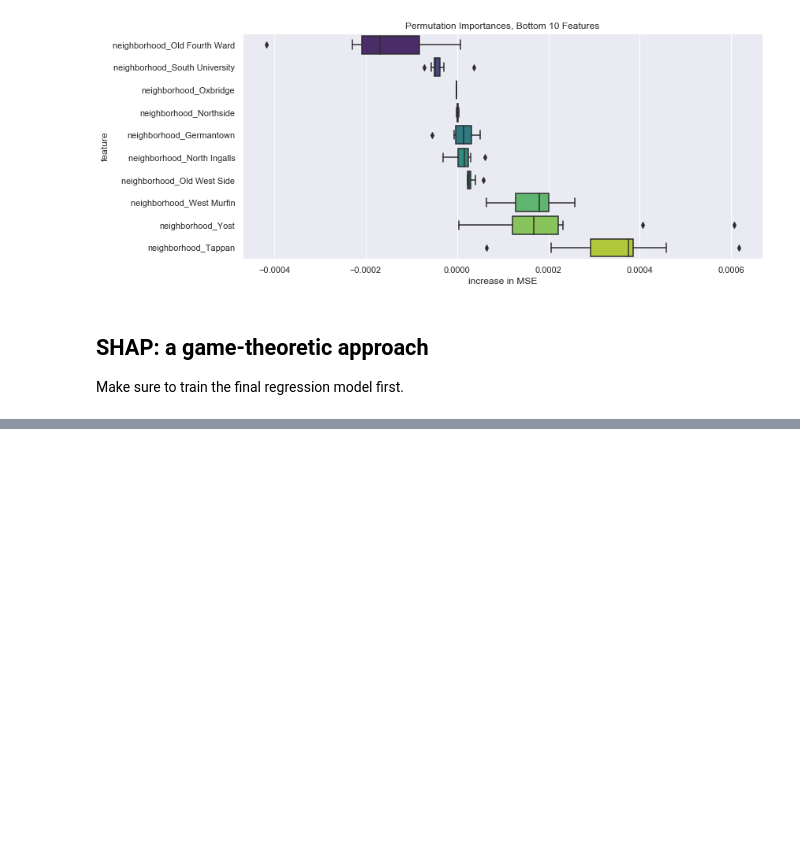
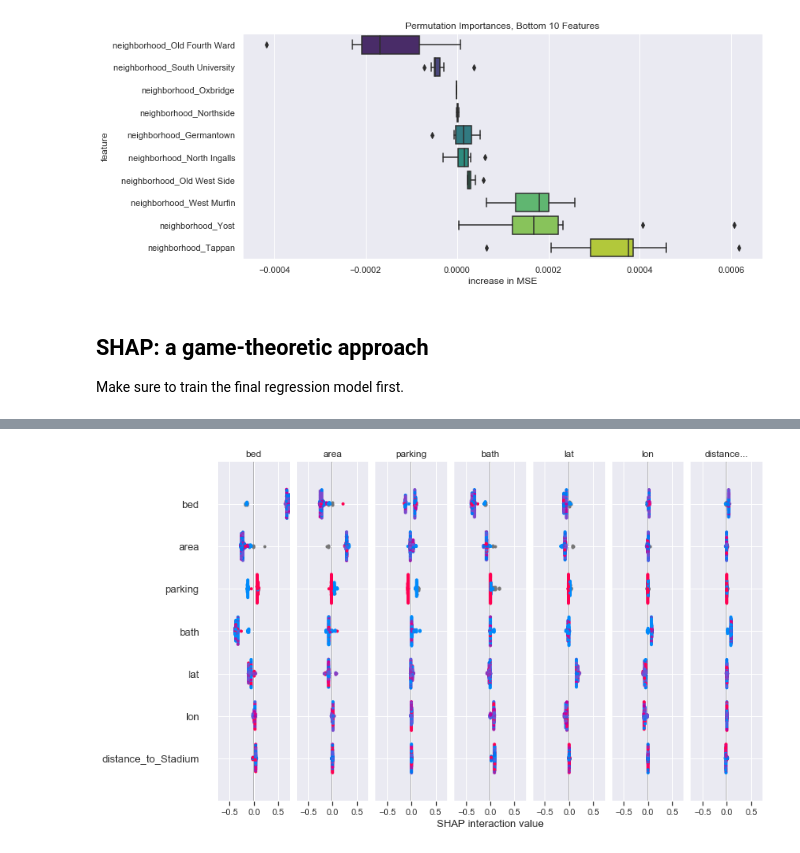
Before and after one commit to lilyzhai/housing-survey, a Jupyter notebook: regression/random-forest.ipynb, the cells around one changed output, grey strips where cells are left out. Saved outputs shown, nothing was run; the diff lists cells and outputs as text; code cells hidden in the pictures; blank space fills up the shorter version.

```diff
--- a/regression/random-forest.ipynb
+++ b/regression/random-forest.ipynb
@@ -200,4 +213,5 @@ shap.force_plot(explainer.expected_value, shap_values[0,:], X_tr.iloc[0,:])
 # %%
 # visualize the training set predictions
-idx = [random.randint(0, X_train.shape[0]) for i in range(120)]
-shap.force_plot(explainer.expected_value, shap_values[idx], X_tr.iloc[idx])
+idx = [random.randint(0, X_tr.shape[0]) for i in range(120)]
+force_plot_all = shap.force_plot(explainer.expected_value, shap_values[idx], X_tr.iloc[idx])
+force_plot_all
@@ -215,0 +247,4 @@ shap.dependence_plot("bed", shap_values, X_train)
+# %%
+shap.summary_plot(shap_interaction_values, X_tr.iloc[idx])
+# %% [output]
+[figure, added]
```
Also changed, not shown: parts of 12 cells of this notebook, 2 other files.
